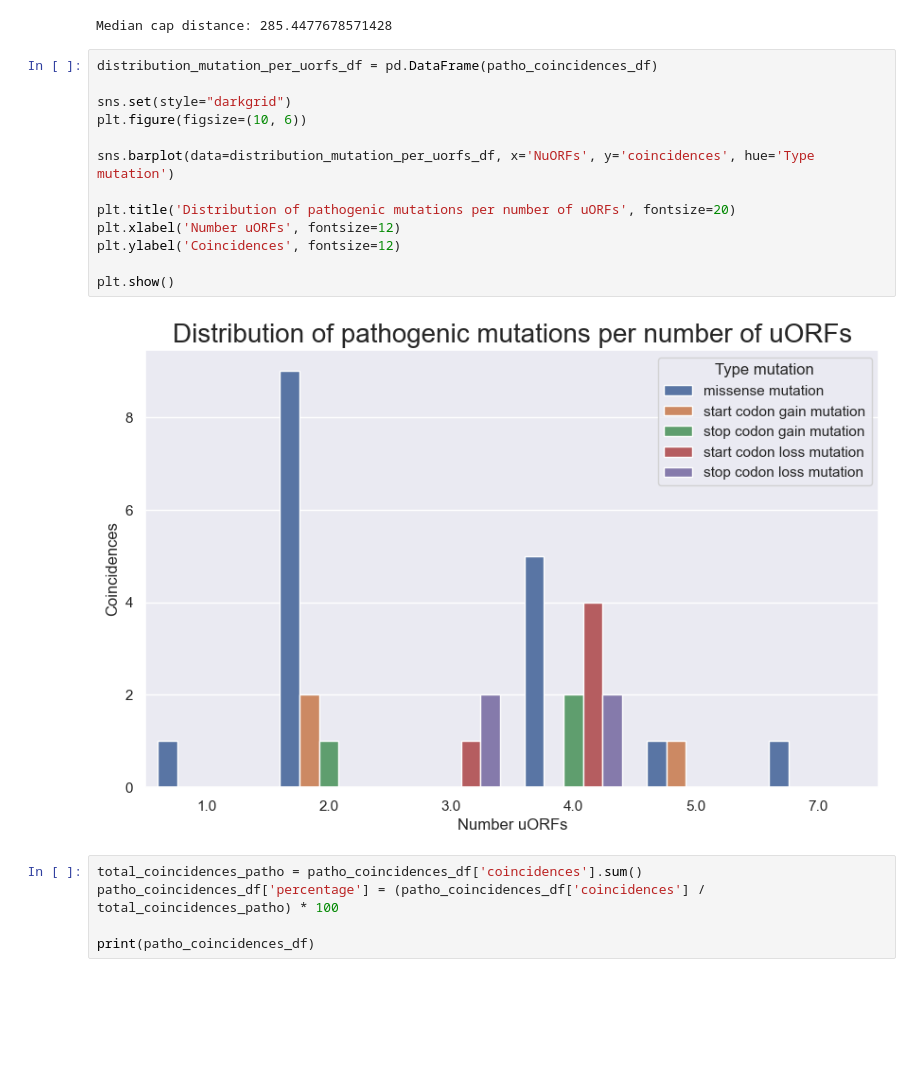
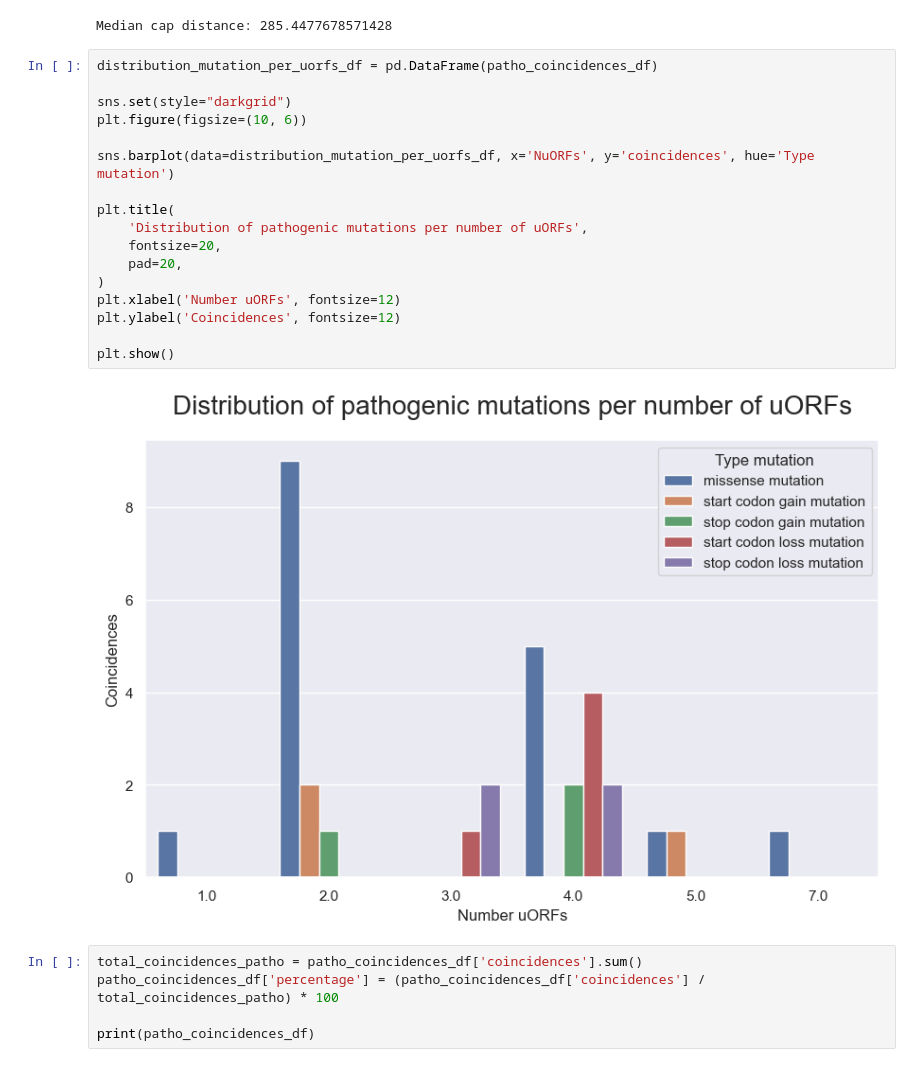
Before and after one commit to Ale-pinto-alba/utrfx, a Jupyter notebook: paper_visualization.ipynb, the cells around one changed output. Saved outputs shown, nothing was run; the diff lists cells and outputs as text; blank space fills up the shorter version.

```diff
--- a/paper_visualization.ipynb
+++ b/paper_visualization.ipynb
@@ -481,18 +484,22 @@ Median cap distance: 285.4477678571428
 # %%
 distribution_mutation_per_uorfs_df = pd.DataFrame(patho_coincidences_df)
 
 sns.set(style="darkgrid")
 plt.figure(figsize=(10, 6))
 
 sns.barplot(data=distribution_mutation_per_uorfs_df, x='NuORFs', y='coincidences', hue='Type mutation')
 
-plt.title('Distribution of pathogenic mutations per number of uORFs', fontsize=20)
+plt.title(
+    'Distribution of pathogenic mutations per number of uORFs',
+    fontsize=20,
+    pad=20,
+)
 plt.xlabel('Number uORFs', fontsize=12)
 plt.ylabel('Coincidences', fontsize=12)
 
 plt.show()
 # %% [output]
-[figure, old version]
+[figure, new version]
 # %%
 total_coincidences_patho = patho_coincidences_df['coincidences'].sum()
 patho_coincidences_df['percentage'] = (patho_coincidences_df['coincidences'] / total_coincidences_patho) * 100
```
Also changed, not shown: parts of 5 cells of this notebook.
